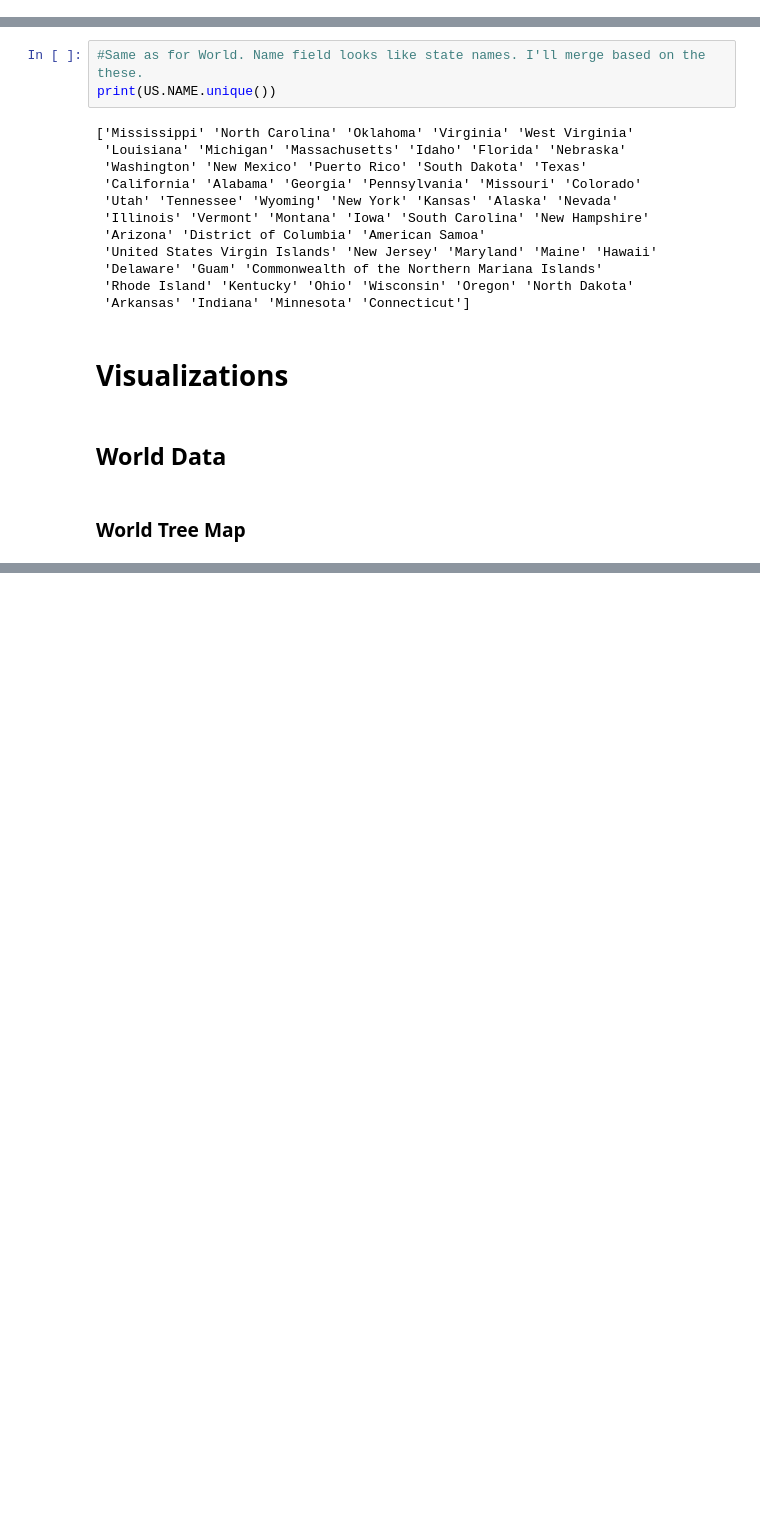
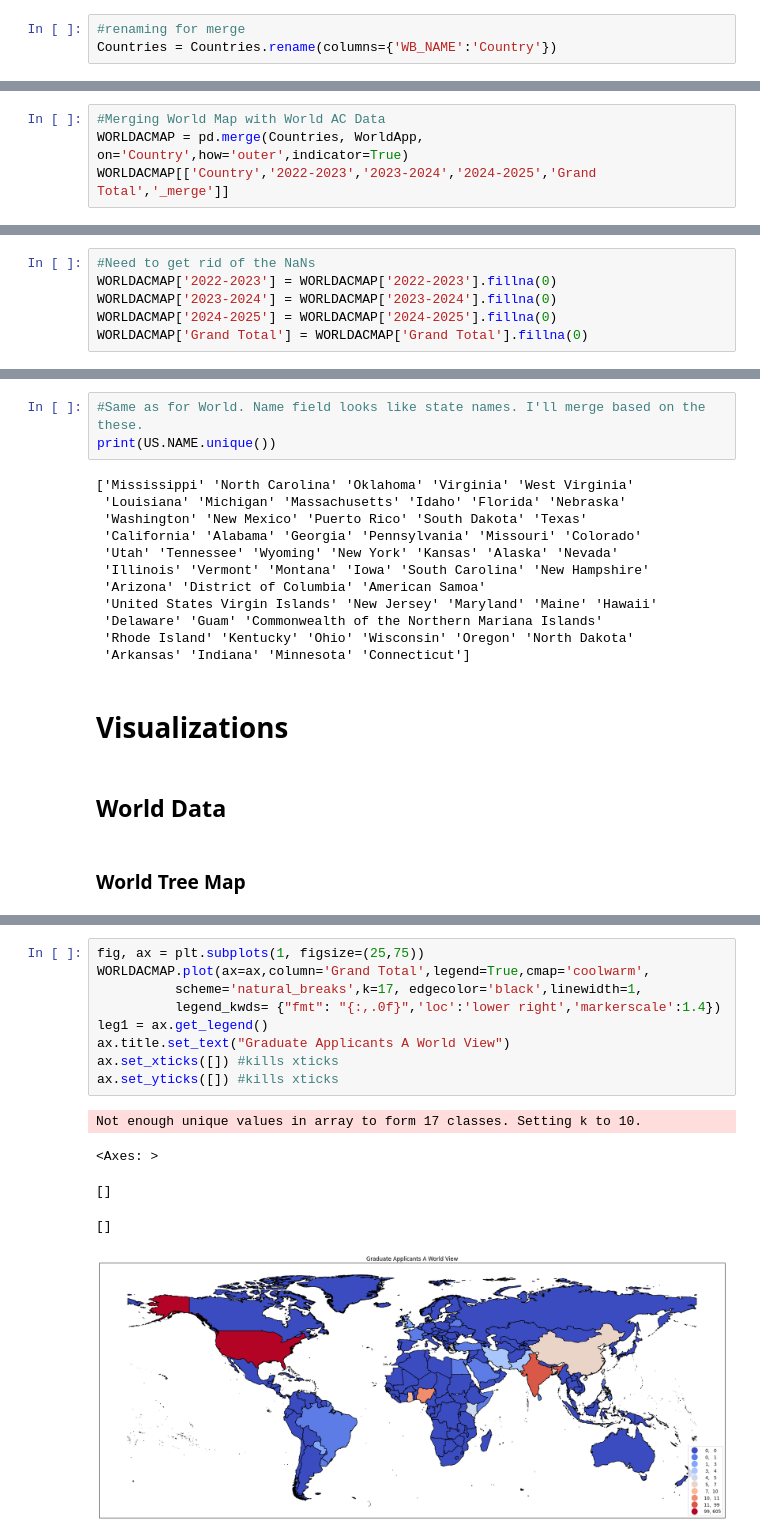
Before and after one commit to ewattudo/gis, a Jupyter notebook: PS2.ipynb, the cells around one changed output, grey strips where cells are left out. Drawn from its saved outputs; the diff is of its cells as text; blank space fills up the shorter version.

Commit message:
Merged and added first map to see if it works, More work to do on the map visualization. The treemap puts the political map in context.

```diff
--- a/PS2.ipynb
+++ b/PS2.ipynb
@@ -111,4 +111,7 @@ print(Countries.WB_NAME.unique())
  'Howland Island (US)' 'Wake Island (US)' 'Midway Islands (US)'
  'Navassa Island (US)' 'Palmyra Atoll (US)' 'Kingman Reef (US)'
  'Tokelau (NZ)' 'New Zealand']
+# %%
+#renaming for merge
+Countries = Countries.rename(columns={'WB_NAME':'Country'})
 # %% [markdown]
@@ -121,0 +127,4 @@ WorldApp = pd.read_csv('WorldApp.csv')
+# %%
+#Merging World Map with World AC Data
+WORLDACMAP = pd.merge(Countries, WorldApp, on='Country',how='outer',indicator=True)
+WORLDACMAP[['Country','2022-2023','2023-2024','2024-2025','Grand Total','_merge']]
@@ -122 +145,7 @@ WorldApp = pd.read_csv('WorldApp.csv')
+# %%
+#Need to get rid of the NaNs
+WORLDACMAP['2022-2023'] = WORLDACMAP['2022-2023'].fillna(0)
+WORLDACMAP['2023-2024'] = WORLDACMAP['2023-2024'].fillna(0)
+WORLDACMAP['2024-2025'] = WORLDACMAP['2024-2025'].fillna(0)
+WORLDACMAP['Grand Total'] = WORLDACMAP['Grand Total'].fillna(0)
 # %% [markdown]
@@ -164,3 +193,18 @@ fig = px.treemap(WorldApp, path=[px.Constant("Accepted Offers by Country"), 'Con
 fig.update_layout(margin = dict(t=50, l=25, r=25, b=25))
 # %% [output]
 [interactive output not drawn]
+# %%
+fig, ax = plt.subplots(1, figsize=(25,75))
+WORLDACMAP.plot(ax=ax,column='Grand Total',legend=True,cmap='coolwarm',
+          scheme='natural_breaks',k=17, edgecolor='black',linewidth=1,
+          legend_kwds= {"fmt": "{:,.0f}",'loc':'lower right','markerscale':1.4})
+leg1 = ax.get_legend()
+ax.title.set_text("Graduate Applicants A World View")
+ax.set_xticks([]) #kills xticks
+ax.set_yticks([]) #kills xticks
+# %% [output]
+Not enough unique values in array to form 17 classes. Setting k to 10.
+<Axes: >
+[]
+[]
+[figure, added]
```
Also changed, not shown: parts of 6 cells of this notebook.
